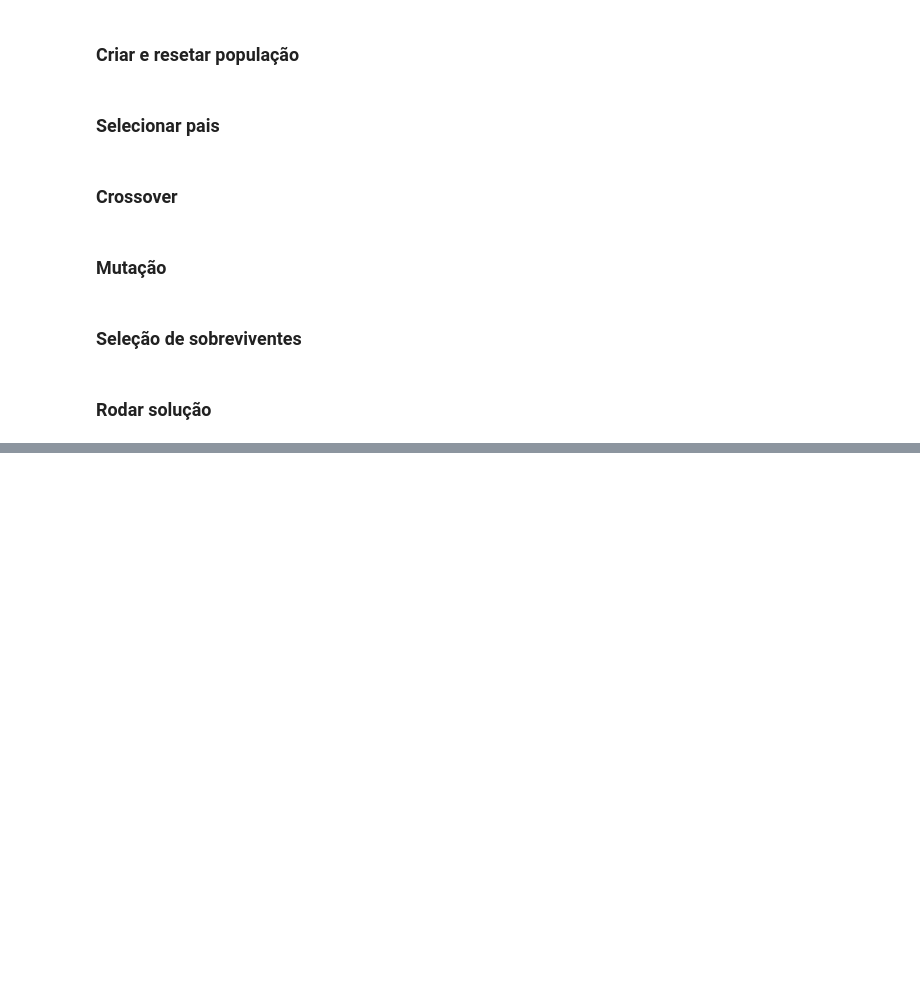
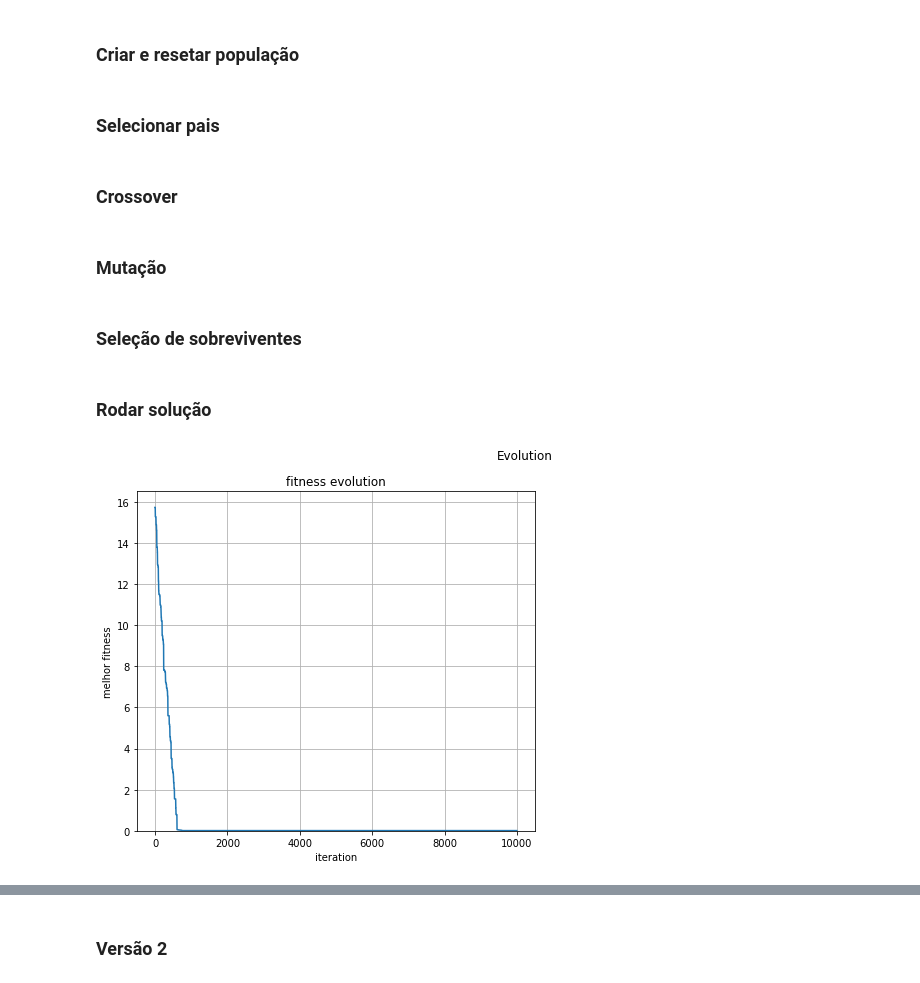
Before and after one commit to vhlk/EEAckleyFunc, a Jupyter notebook: AckleyEE.ipynb, the cells around one changed output, grey strips where cells are left out. Cells and saved outputs as stored; diff of their text form; code cells hidden in the pictures; blank space fills up the shorter version.

```diff
--- a/AckleyEE.ipynb
+++ b/AckleyEE.ipynb
@@ -61,7 +61,7 @@ TAXA_APRENDIZAGEM = 1 / sqrt(D)
 EPSILON_0 = 0.001
 EPSILON_1 = 10
 MAX_ITERS = 10000
-NUM_EXEC = 50
+NUM_EXEC = 30
 LIM_DE_ITER_SEM_MELHORA = 50
 CURR_SUCCESS = 0
 FITNESS_FUNC = None
@@ -541,6 +541,8 @@ ITERACOES = 10_000 # similar: épocas
 TAM_GENOTIPO = D
 PONTO_CORTE_CROSSOVER = 11
 
+RANGE_XI = (-15,15)
+
 populacao = [] # será preenchido depois
 # %% [markdown]
 ### Gerar indivíduos
@@ -714,38 +737,56 @@ def selecao_elitista():
 # %%
-resetar_populacao()
-criar_populacao()
+convergiram = 0
+best_fitness = float("inf")
+best_sol = []
+fitness_best_sol = []
+best_sol_iterations = 0
 
-FITNESS_FUNC = ackley_funct
+for _ in range(NUM_EXEC):
+  resetar_populacao()
+  criar_populacao()
 
-for i in range(ITERACOES):
-    pai1, pai2 = selecionar_pais_roleta()
+  list_fitness = []
 
-    filho1, filho2 = tentar_crossover(pai1, pai2, crossover)
-    filho1, filho2 = tentar_mutacao(filho1, mutacao_por_perturbacao), tentar_mutacao(filho2, mutacao_por_perturbacao)
-    populacao.append(filho1)
-    populacao.append(filho2)
+  FITNESS_FUNC = ackley_funct
 
-    selecao_elitista()
+  for i in range(ITERACOES):
+      pai1, pai2 = selecionar_pais_roleta()
 
-    if fitness(FITNESS_FUNC, populacao[0]) == 0:
-      print("Solução:", populacao[0])
-      print(f'Quantidade de épocas levadas: {i+1}')
-      print(f'Fitness médio: {np.mean([fitness(FITNESS_FUNC, elem) for elem in populacao]) : .2f}')
+      filho1, filho2 = tentar_crossover(pai1, pai2, crossover)
+      filho1, filho2 = tentar_mutacao(filho1, mutacao_por_perturbacao), tentar_mutacao(filho2, mutacao_por_perturbacao)
+      populacao.append(filho1)
+      populacao.append(filho2)
 
-      if fitness(FITNESS_FUNC, populacao[1]) == 0:
-        print(f'Num de indivíduos que convergiram: {2}')
-      else:
-        print(f'Num de indivíduos que convergiram: {1}')
+      selecao_elitista()
 
-      print("Genótipos próximos: ")
-      for ind in populacao[:10]:
-        print(ind)
-      break
+      fitness_ = fitness(FITNESS_FUNC, populacao[0])
 
-if i + 1 == ITERACOES:
-  print(f'Não foi possível encontrar uma solução dentro de {ITERACOES} épocas')
-  print(f'Fitness médio: {np.mean([fitness(FITNESS_FUNC, elem) for elem in populacao]) : .2f}')
-  print(f'Num de indivíduos que convergiram: {0}')
-  print(f'Melhor fitness: {fitness(FITNESS_FUNC, populacao[0]) : .4F}')
-  print(f'Melhor indivíduo: {[round(xi, 4) for xi in populacao[0]]}')
+      list_fitness.append(fitness_)
+
+      if is_close(fitness_, 0):
+        print("Solução:", populacao[0])
+        print(f'Quantidade de épocas levadas: {i+1}')
+        print(f'Fitness médio: {np.mean([fitness(FITNESS_FUNC, elem) for elem in populacao]) : .2f}')
+
+        if fitness(FITNESS_FUNC, populacao[1]) == 0:
+          print(f'Num de indivíduos que convergiram: {2}')
+        else:
+          print(f'Num de indivíduos que convergiram: {1}')
+
+        print("Genótipos próximos: ")
+        for ind in populacao[:10]:
+          print(ind)
+        break
+
+  if i + 1 != ITERACOES:
+    convergiram += 1
+
+  if fitness_ < best_fitness:
+    best_fitness = fitness(FITNESS_FUNC, populacao[0])
+    best_sol = populacao[0]
+    fitness_best_sol = list_fitness
+    best_sol_iterations = i + 1
+
+plot_results(best_fitness, best_sol, fitness_best_sol, best_sol_iterations, convergiram)
 # %% [output]
+[figure, added]
@@ -755,0 +797,2 @@ Melhor fitness:  2.4788
+# %% [markdown]
+### Versão 2
```
Also changed, not shown: parts of 4 cells of this notebook.
